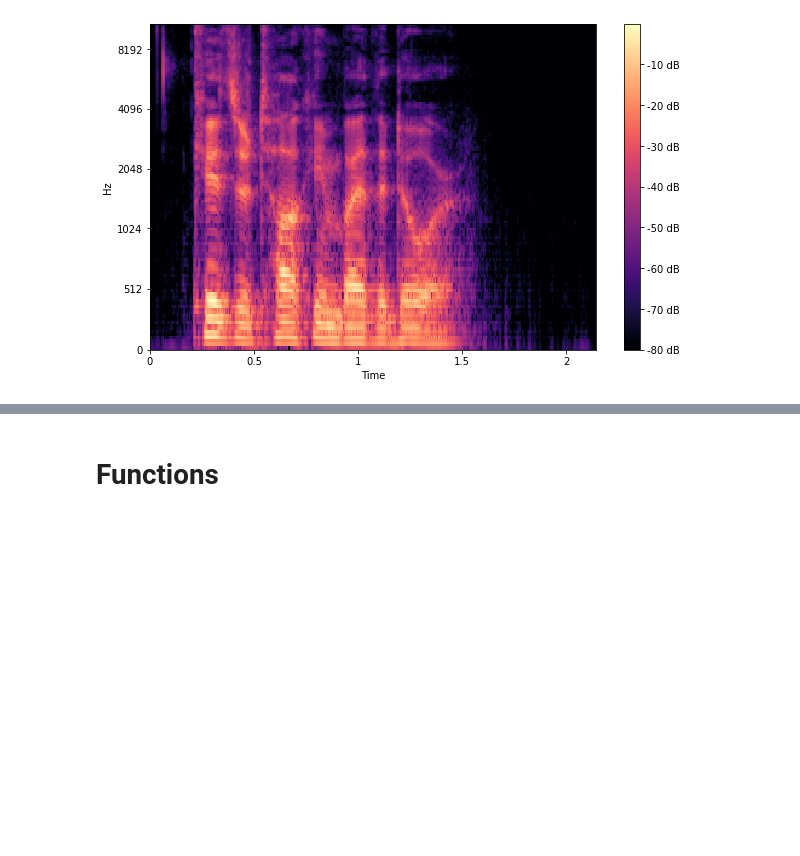
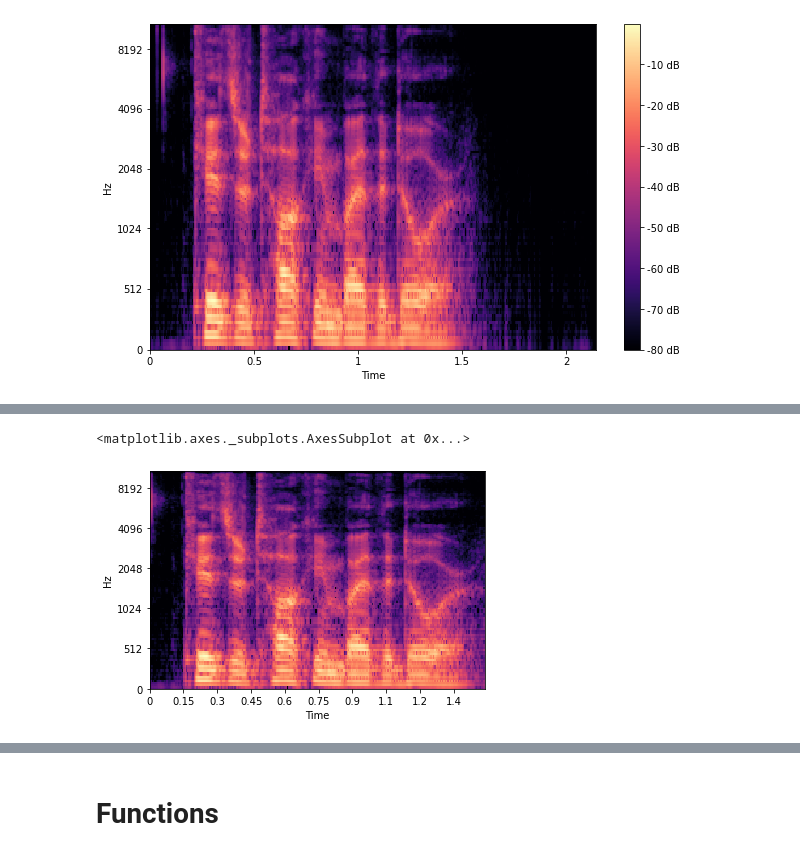
Before and after one commit to MLBurnham/speechsynth, a Jupyter notebook: mel spectrogram.ipynb, the cells around one changed output, grey strips where cells are left out. Drawn from its saved outputs; the diff is of its cells as text; code cells hidden in the pictures; blank space fills up the shorter version.

```diff
--- a/mel spectrogram.ipynb
+++ b/mel spectrogram.ipynb
@@ -152,0 +173,5 @@ array([[0.03137255, 0.20000002, 0.19607845, ..., 0.00784314, 0.        ,
+# %%
+librosa.display.specshow(DB, sr=sr, hop_length=hop_length, x_axis='time', y_axis='mel')
+# %% [output]
+<matplotlib.axes._subplots.AxesSubplot at 0x...>
+[figure, added]
```
Also changed, not shown: parts of 23 cells of this notebook, 1 other file.
